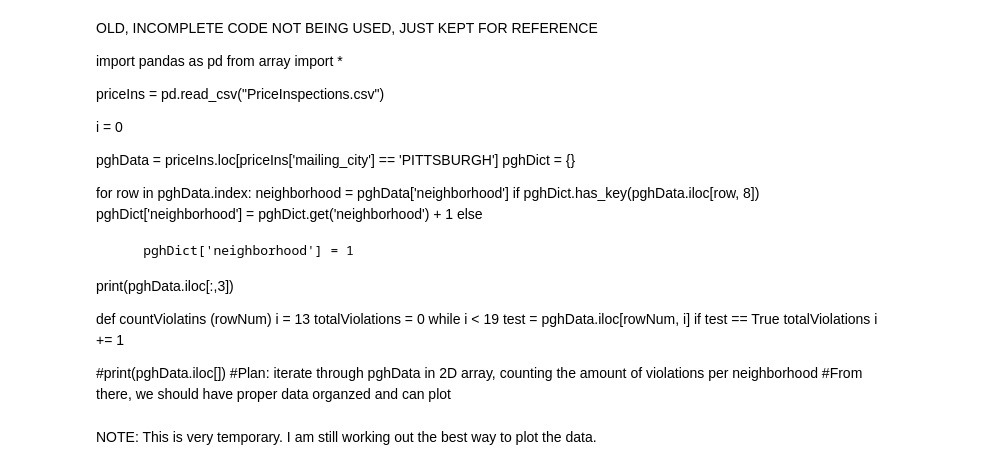
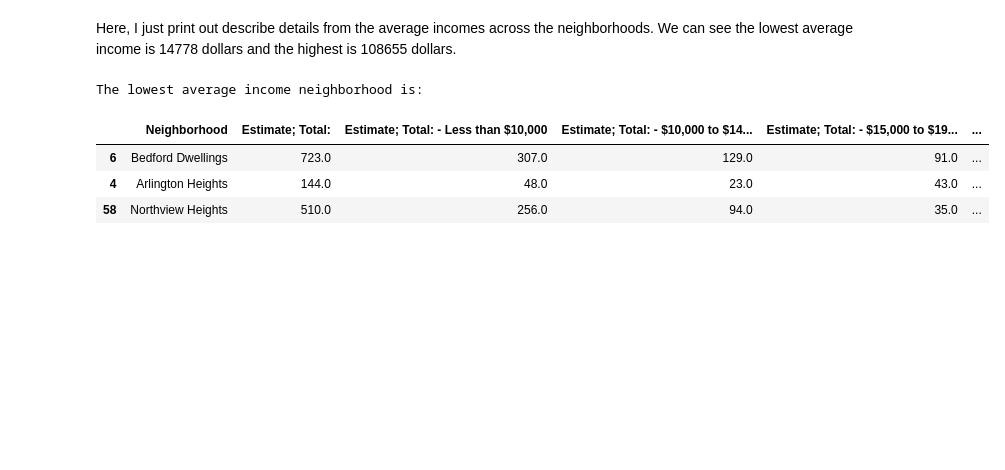
Before and after one commit to Amw298/final-project, a Jupyter notebook: christian.ipynb, the cells around one changed output. Cells and saved outputs as stored; diff of their text form; code cells hidden in the pictures; blank space fills up the shorter version.

```diff
--- a/christian.ipynb
+++ b/christian.ipynb
@@ -115,39 +86,34 @@ dex(['Neighborhood', 'Id', 'Estimate; Total:', 'Margin of Error; Total:',
-# %% [markdown]
-OLD, INCOMPLETE CODE NOT BEING USED, JUST KEPT FOR REFERENCE
-
-
-import pandas as pd
-from array import *
-
-priceIns = pd.read_csv("PriceInspections.csv")
-
-i = 0
-
-pghData = priceIns.loc[priceIns['mailing_city'] == 'PITTSBURGH']
-pghDict = {}
-
-for row in pghData.index:
-    neighborhood = pghData['neighborhood']
-    if pghDict.has_key(pghData.iloc[row, 8])
-        pghDict['neighborhood'] = pghDict.get('neighborhood') + 1
-    else
-
-        pghDict['neighborhood'] = 1
-
-print(pghData.iloc[:,3])
-
-def  countViolatins (rowNum)
-    i = 13
-    totalViolations = 0
-    while i < 19
-        test = pghData.iloc[rowNum, i]
-        if test == True
-            totalViolations
-        i += 1
-
-
-#print(pghData.iloc[])
-#Plan: iterate through pghData in 2D array, counting the amount of violations per neighborhood
-#From there, we should have proper data organzed and can plot
-# %% [markdown]
-NOTE: This is very temporary. I am still working out the best way to plot the data.
+# %% [markdown]
+Here, I just print out describe details from the average incomes across the neighborhoods. We can see the lowest average income is 14778 dollars and the highest is 108655 dollars.
+# %%
+#get rid of uneeded columns
+
+del hIncomeS['Id']
+del hIncomeS['Margin of Error; Total:']
+del hIncomeS['Margin of Error; Total: - Less than $10,000']
+del hIncomeS['Margin of Error; Total: - $10,000 to $14,999']
+del hIncomeS['Margin of Error; Total: - $15,000 to $19,999']
+del hIncomeS['Margin of Error; Total: - $20,000 to $24,999']
+del hIncomeS['Margin of Error; Total: - $25,000 to $29,999']
+del hIncomeS['Margin of Error; Total: - $30,000 to $34,999']
+del hIncomeS['Margin of Error; Total: - $35,000 to $39,999']
+del hIncomeS['Margin of Error; Total: - $40,000 to $44,999']
+del hIncomeS['Margin of Error; Total: - $45,000 to $49,999']
+del hIncomeS['Margin of Error; Total: - $50,000 to $59,999']
+del hIncomeS['Margin of Error; Total: - $60,000 to $74,999']
+del hIncomeS['Margin of Error; Total: - $75,000 to $99,999']
+del hIncomeS['Margin of Error; Total: - $100,000 to $124,999']
+del hIncomeS['Margin of Error; Total: - $125,000 to $149,999']
+del hIncomeS['Margin of Error; Total: - $150,000 to $199,999']
+del hIncomeS['Margin of Error; Total: - $200,000 or more']
+
+#find and print out three least wealthy neighborhoods
+print("The lowest average income neighborhood is: ")
+h = hIncomeS.head(3)
+display(h)
+# %% [output]
+The lowest average income neighborhood is:
+|  | Neighborhood | Estimate; Total: | Estimate; Total: - Less than $10,000 | Estimate; Total: - $10,000 to $14... | Estimate; Total: - $15,000 to $19... | ... |
+| 6 | Bedford Dwellings | 723.0 | 307.0 | 129.0 | 91.0 | ... |
+| 4 | Arlington Heights | 144.0 | 48.0 | 23.0 | 43.0 | ... |
+| 58 | Northview Heights | 510.0 | 256.0 | 94.0 | 35.0 | ... |
```
Also changed, not shown: parts of 14 cells of this notebook, 6 other files.
